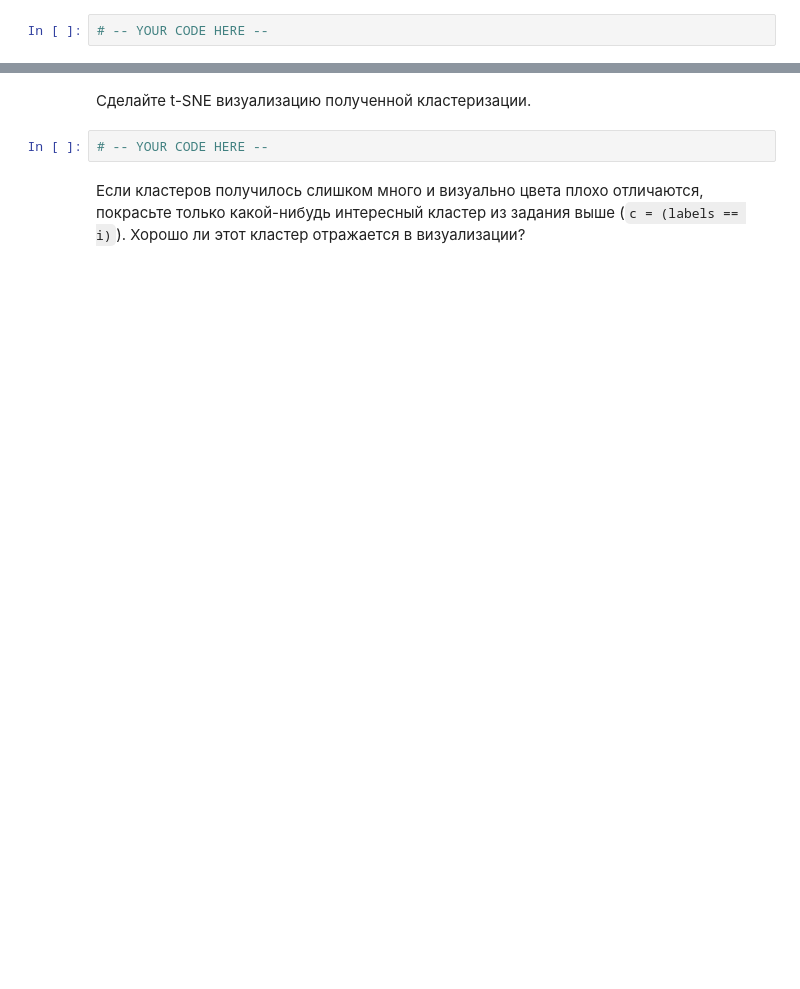
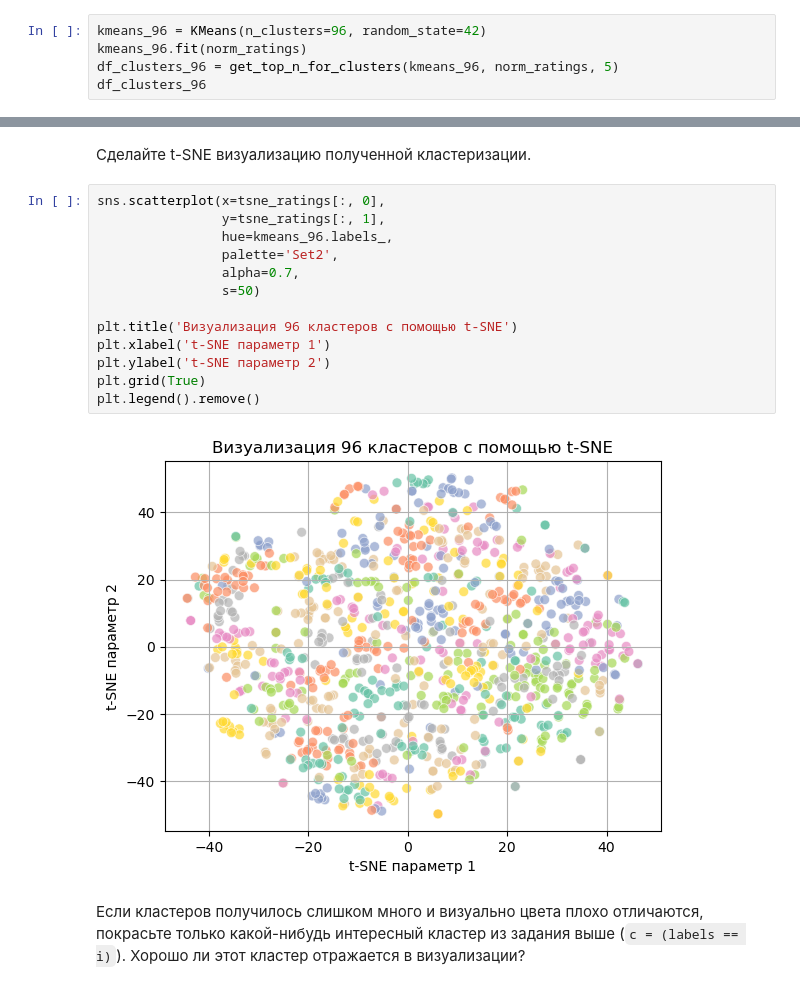
Before and after one commit to Bosbobos/IAD, a Jupyter notebook: MachineLeariningBasics/hw08_boosting_clustering/hw08_boosting_clustering.ipynb, the cells around one changed output, grey strips where cells are left out. Cells and saved outputs as stored; diff of their text form; blank space fills up the shorter version.

```diff
--- a/MachineLeariningBasics/hw08_boosting_clustering/hw08_boosting_clustering.ipynb
+++ b/MachineLeariningBasics/hw08_boosting_clustering/hw08_boosting_clustering.ipynb
@@ -543,4 +631,7 @@ from sklearn.metrics import silhouette_score
 # %% [markdown]
 Выведите исполнителей, ближайших с центроидам (аналогично заданию 5). Как соотносятся результаты? Остался ли смысл кластеров прежним? Расскажите про смысл 1-2 интересных кластеров, если он изменился и кластеров слишком много, чтобы рассказать про все.
 # %%
-# -- YOUR CODE HERE --
+kmeans_96 = KMeans(n_clusters=96, random_state=42)
+kmeans_96.fit(norm_ratings)
+df_clusters_96 = get_top_n_for_clusters(kmeans_96, norm_ratings, 5)
+df_clusters_96
@@ -549,7 +668,20 @@ from sklearn.metrics import silhouette_score
 # %% [markdown]
 Сделайте t-SNE визуализацию полученной кластеризации.
 # %%
-# -- YOUR CODE HERE --
+sns.scatterplot(x=tsne_ratings[:, 0],
+                y=tsne_ratings[:, 1],
+                hue=kmeans_96.labels_,
+                palette='Set2',
+                alpha=0.7,
+                s=50)
+
+plt.title('Визуализация 96 кластеров с помощью t-SNE')
+plt.xlabel('t-SNE параметр 1')
+plt.ylabel('t-SNE параметр 2')
+plt.grid(True)
+plt.legend().remove()
+# %% [output]
+[figure, added]
 # %% [markdown]
 Если кластеров получилось слишком много и визуально цвета плохо отличаются, покрасьте только какой-нибудь интересный кластер из задания выше (`c = (labels == i)`). Хорошо ли этот кластер отражается в визуализации?
 # %%
```
Also changed, not shown: parts of 22 cells of this notebook, 1 other file.
